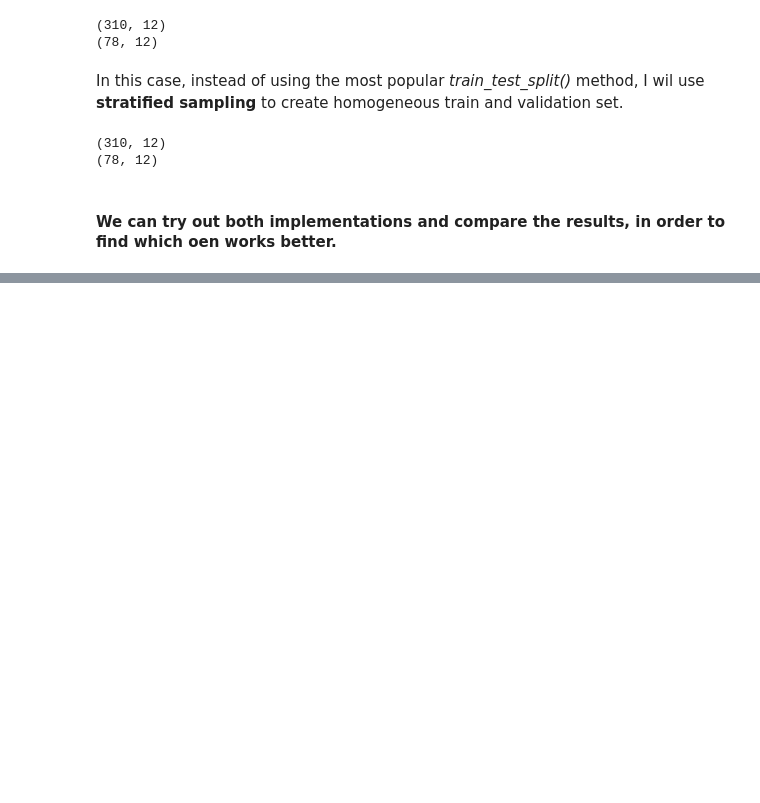
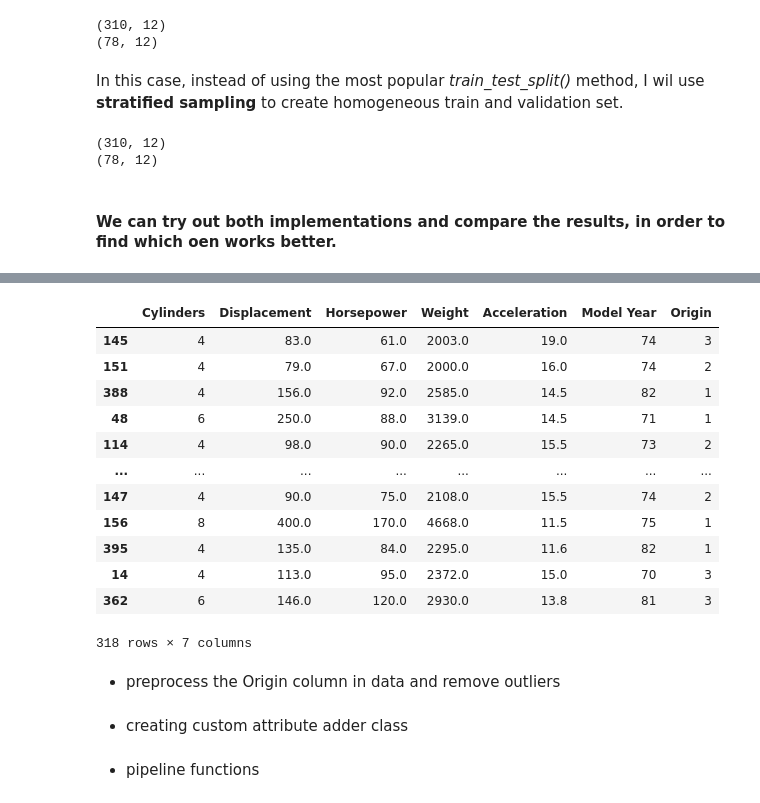
Before and after one commit to AdamHorvath12/Predict_Auto_MPG, a Jupyter notebook: Auto_MPG_Prediction.ipynb, the cells around one changed output, grey strips where cells are left out. Drawn from its saved outputs; the diff is of its cells as text; code cells hidden in the pictures; blank space fills up the shorter version.

Commit message:
Modelling

```diff
--- a/Auto_MPG_Prediction.ipynb
+++ b/Auto_MPG_Prediction.ipynb
@@ -237,0 +245,13 @@ print(strat_val_set.shape)
+# %%
+# defining the column names - we can get it from the website where the dataset is available
+cols = ['MPG','Cylinders','Displacement','Horsepower','Weight',
+                'Acceleration', 'Model Year', 'Origin']
+
+# reading the .data file using pandas
+df = pd.read_csv('data/auto-mpg.data', names=cols, na_values = "?",
+                comment = '\t',
+                sep= " ",
+                skipinitialspace=True)
+#making a copy of the dataframe
+data = df.copy()
+data
@@ -237,0 +272,27 @@ print(strat_val_set.shape)
+# %%
+#split train and validation set
+split = StratifiedShuffleSplit(n_splits=1, test_size=0.2, random_state=42)
+for train_index, val_index in split.split(data, data["Cylinders"]):
+    strat_train_set = data.loc[train_index]
+    strat_val_set = data.loc[val_index]
+# %%
+#separate target variable and predictive variables
+data = strat_train_set.drop("MPG", axis=1)
+data_labels = strat_train_set["MPG"].copy()
+data
+# %% [output]
+|  | Cylinders | Displacement | Horsepower | Weight | Acceleration | Model Year | Origin |
+| 145 | 4 | 83.0 | 61.0 | 2003.0 | 19.0 | 74 | 3 |
+| 151 | 4 | 79.0 | 67.0 | 2000.0 | 16.0 | 74 | 2 |
+| 388 | 4 | 156.0 | 92.0 | 2585.0 | 14.5 | 82 | 1 |
+| 48 | 6 | 250.0 | 88.0 | 3139.0 | 14.5 | 71 | 1 |
+| 114 | 4 | 98.0 | 90.0 | 2265.0 | 15.5 | 73 | 2 |
+| ... | ... | ... | ... | ... | ... | ... | ... |
+| 147 | 4 | 90.0 | 75.0 | 2108.0 | 15.5 | 74 | 2 |
+| 156 | 8 | 400.0 | 170.0 | 4668.0 | 11.5 | 75 | 1 |
+| 395 | 4 | 135.0 | 84.0 | 2295.0 | 11.6 | 82 | 1 |
+| 14 | 4 | 113.0 | 95.0 | 2372.0 | 15.0 | 70 | 3 |
+| 362 | 6 | 146.0 | 120.0 | 2930.0 | 13.8 | 81 | 3 |
+318 rows × 7 columns
+# %% [markdown]
+* preprocess the Origin column in data and remove outliers
@@ -237,0 +306,2 @@ print(strat_val_set.shape)
+# %% [markdown]
+* creating custom attribute adder class
@@ -237,0 +323,2 @@ print(strat_val_set.shape)
+# %% [markdown]
+* pipeline functions
```
Also changed, not shown: parts of 7 cells of this notebook.
